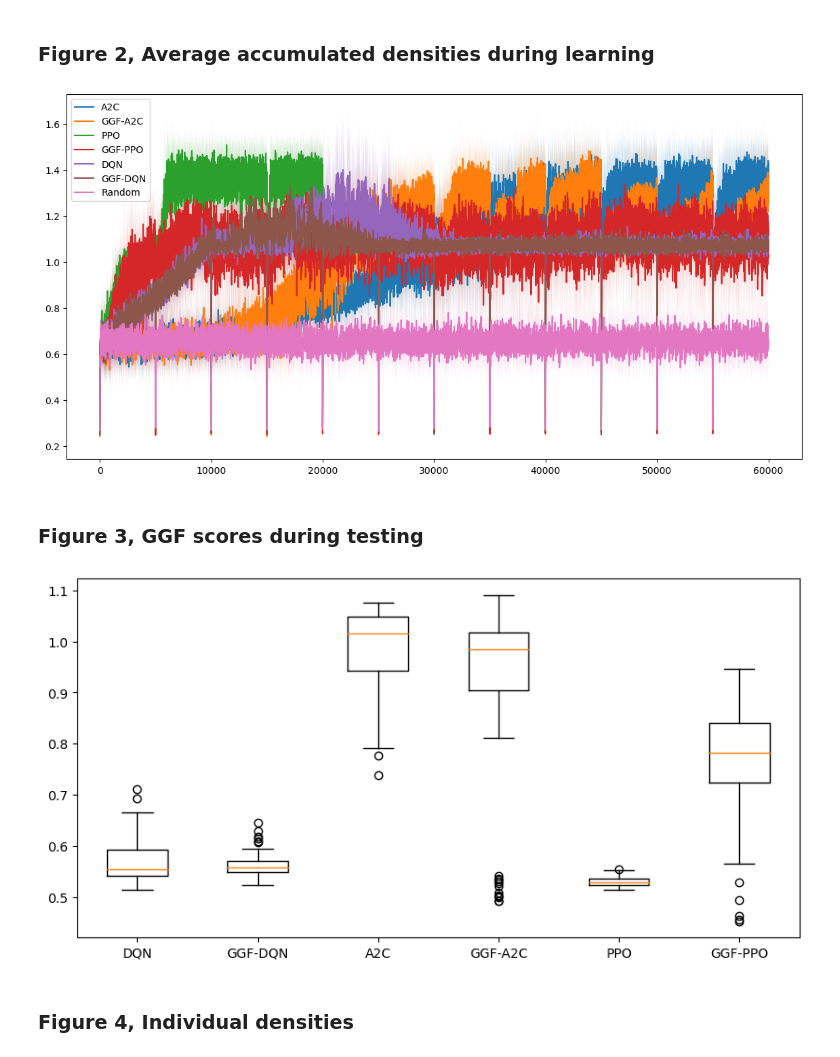
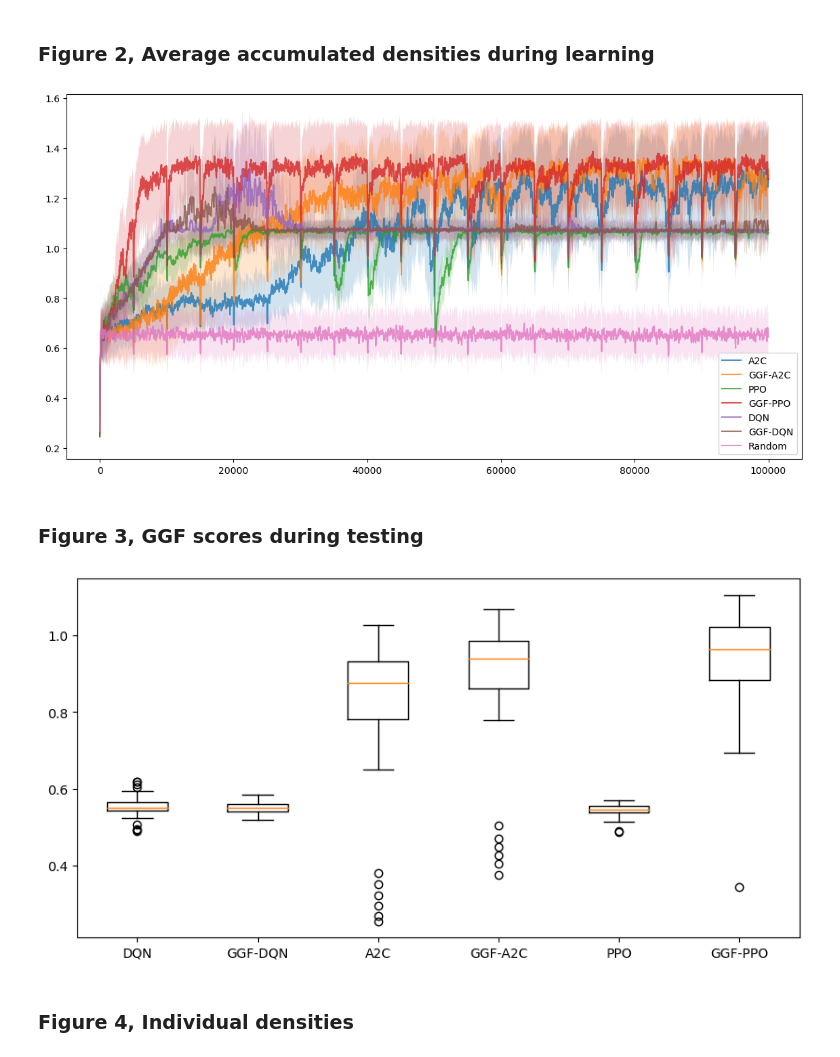
Before and after one commit to yan-dot-zhang/Fair-RL-project, a Jupyter notebook: AnalyzeResult.ipynb, the cells around one changed output. Saved outputs shown, nothing was run; the diff lists cells and outputs as text; code cells hidden in the pictures.

```diff
--- a/AnalyzeResult.ipynb
+++ b/AnalyzeResult.ipynb
@@ -28,7 +28,7 @@ def read_csv(fnPattern):
     df.sort_values(by=['step'], inplace=True, ignore_index=True)
     return df
 
-def compute_GGF(df, reward_n = 2, weight_coef = 10):
+def compute_GGF(df, reward_n = 2, weight_coef = 2):
     omega = np.array([1 / (weight_coef ** i) for i in range(reward_n)])
     max_val = df[['Sea_Otters', 'Northern_Abalone']].max(axis=1)
     min_val = df[['Sea_Otters', 'Northern_Abalone']].min(axis=1)
@@ -46,37 +46,40 @@ def read_result_data(pattern_list, keys_list=None):
         tmp_df['GGF_Score'] = compute_GGF(tmp_df, reward_n=2, weight_coef=2)
         # subset of df_ppo
         #tmp_df = tmp_df[tmp_df['step']%20 == 18]
-        tmp_df = tmp_df[tmp_df['step'] < 60000]
+        tmp_df = tmp_df[tmp_df['step'] < 100000]
         tmp_df['Algorithm'] = [key] * tmp_df.shape[0]
         df_list.append(tmp_df)
     # merge dataframes
     data_ = pd.concat(df_list, ignore_index=True)
     return data_
 
-pattern_list  = ['reward_a2c', 'reward_a2cggi', 'sb3_reward_ppo', 'sb3_reward_ppoggi','reward_dqn', 'reward_dqnggi','reward_random']
+pattern_list  = ['sb3_reward_a2c', 'sb3_reward_a2cggi', 'sb3_reward_ppo', 'sb3_reward_ppoggi','reward_dqn', 'reward_dqnggi','reward_random']
 keys_list = ['A2C', 'GGF-A2C', 'PPO', 'GGF-PPO', 'DQN', 'GGF-DQN', 'Random']
 result_df = read_result_data(pattern_list, keys_list)
 # %% [markdown]
 ### Figure 2, Average accumulated densities during learning
 # %%
-
 def plot_accumulated_density(df, algs_list):
     plt.figure(figsize=(14, 7))
     for alg in algs_list:
         alg_df = df[df['Algorithm']==alg]
         group_df = alg_df.groupby(['step']).first().reset_index()[['step']]
         group_df['Sum_mean'] = alg_df.groupby(['step'])['Sum'].mean().reset_index()['Sum']
         group_df['Sum_std'] = alg_df.groupby(['step'])['Sum'].std().reset_index()['Sum']
+        # make the Sum_mean smoother and keep the same length
+        ma_length = 100
+        group_df['Sum_mean'] = group_df['Sum_mean'].rolling(ma_length, min_periods=1).mean()
+        group_df['Sum_std'] = group_df['Sum_std'].rolling(ma_length, min_periods=1).mean()
 
-        plt.plot(group_df['step'], group_df['Sum_mean'], label=alg)
+        plt.plot(group_df['step'], group_df['Sum_mean'], label=alg, alpha = 0.8)
         plt.fill_between(group_df['step'], group_df['Sum_mean'] - group_df['Sum_std'], group_df['Sum_mean'] + group_df['Sum_std'], alpha=0.2)
 
     plt.legend(loc = 'best')
     plt.show()
 
 plot_accumulated_density(result_df, keys_list)
 # %% [output]
-[figure, old version]
+[figure, new version]
 # %% [markdown]
 ### Figure 3, GGF scores during testing
 # %%
@@ -92,7 +95,7 @@ plt.figure(figsize=(10, 5))
 plt.boxplot(boxplot_data, labels=keys_list_boxplot)
 plt.show()
 # %% [output]
-[figure, old version]
+[figure, new version]
 # %% [markdown]
 ### Figure 4, Individual densities
 # %%
```
Also changed, not shown: parts of 1 cell of this notebook, 1 other file.
